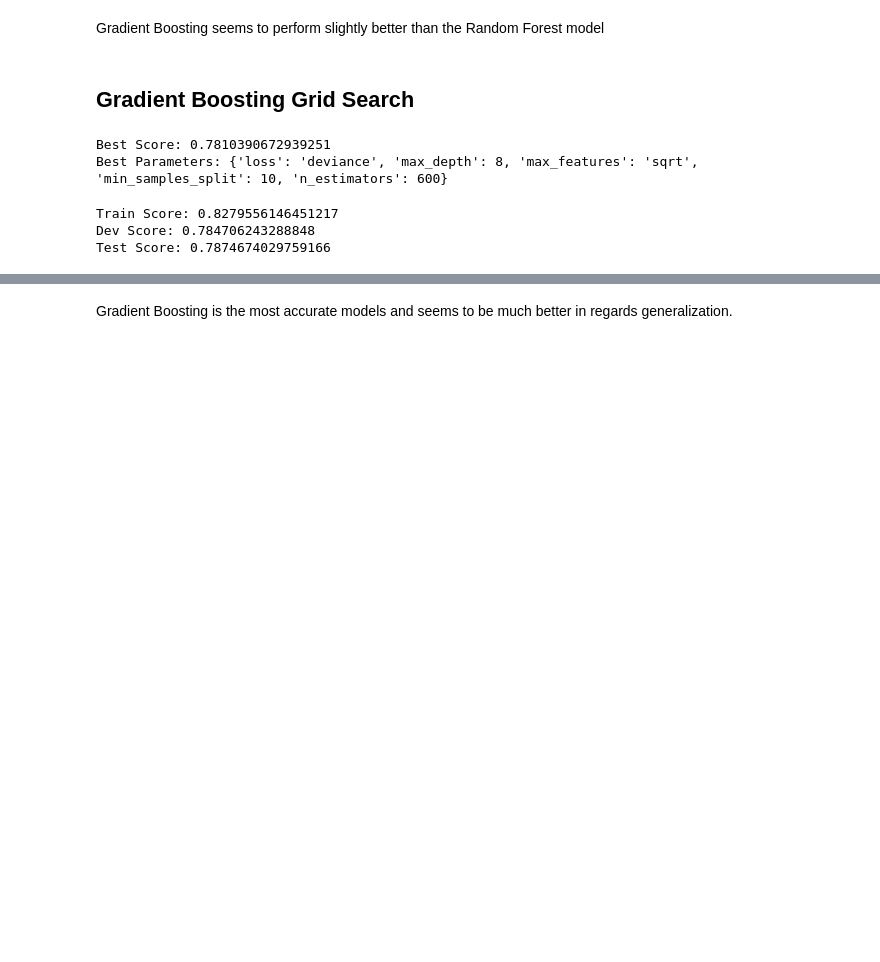
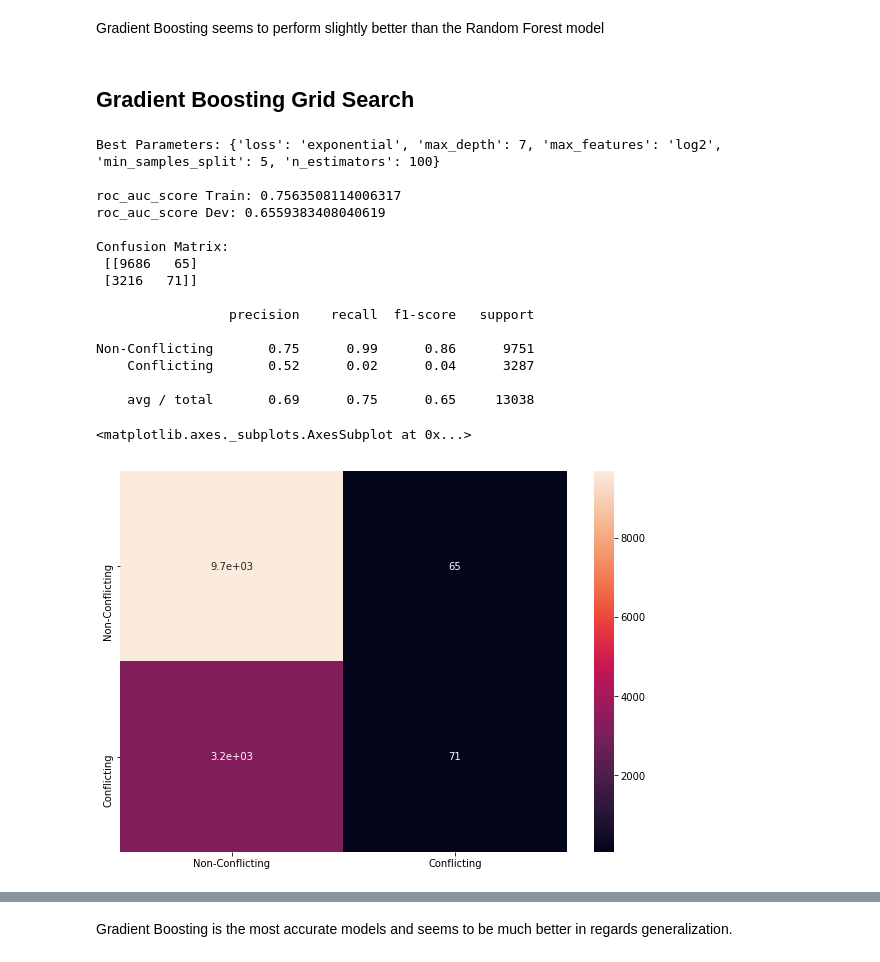
Before and after one commit to brendanmcgivern/data-science, a Jupyter notebook: ml_capstone/ml_capstone_final.ipynb, the cells around one changed output, grey strips where cells are left out. Saved outputs shown, nothing was run; the diff lists cells and outputs as text; code cells hidden in the pictures; blank space fills up the shorter version.

```diff
--- a/ml_capstone/ml_capstone_final.ipynb
+++ b/ml_capstone/ml_capstone_final.ipynb
@@ -614,35 +660,60 @@ Gradient Boosting seems to perform slightly better than the Random Forest model
 # %% [markdown]
 ## Gradient Boosting Grid Search
 # %%
-parameters = {
-            'loss':['deviance', 'exponential'],
-            'min_samples_split':[2, 5, 10],
-            'max_depth':[5,6,7,8],
-            'max_features':['sqrt', 'log2'],
-            'n_estimators':[100,300,600]}
+parameters = {'loss':['deviance', 'exponential'],
+              'min_samples_split':[2, 5, 10],
+              'max_depth':[5,6,7,8],
+              'max_features':['sqrt', 'log2'],
+              'n_estimators':[100,300,600]}
 
 #fitting model and printing best parameters and score from model
-grid_gb = GridSearchCV(gb_clf, param_grid=parameters, n_jobs=2)
+grid_gb = GridSearchCV(gb_clf, param_grid=parameters, refit='recall_score', n_jobs=2)
 grid_gb.fit(X_train, y_train)
 
-print('Best Score:', grid_gb.best_score_)
-best_params_gb = grid_gb.best_params_
-print('Best Parameters:', best_params_gb)
+
+# Train
+gb_preds_train = grid_gb.predict_proba(X_train)
+gb_probs_train = gb_preds_train[:, 1]
+gb_roc_train = roc_auc_score(y_train, gb_probs_train)
+
+# Dev
+gb_preds_dev = grid_gb.predict_proba(X_dev)
+gb_probs_dev = gb_preds_dev[:, 1]
+gb_roc_dev = roc_auc_score(y_dev, gb_probs_dev)
+
+# Confusion matrix
+conf_matrix_gb_dev = confusion_matrix(y_dev, np.argmax(gb_preds_dev, axis=1))
+
+# Best parameters from the grid search
+best_params = grid_gb.best_params_
+print(f'Best Parameters: {best_params}\n')
+
+print(f'roc_auc_score Train: {gb_roc_train}')
+print(f'roc_auc_score Dev: {gb_roc_dev}\n')
+print(f'Confusion Matrix: \n {conf_matrix_gb_dev} \n')
+print(classification_report(y_dev, np.argmax(gb_preds_dev, axis=1), target_names=['Non-Conflicting', 'Conflicting']))
+
+# Classification report and heatmap
+df_cm = pd.DataFrame(conf_matrix_gb_dev, index = [i for i in ['Non-Conflicting', 'Conflicting']],
+                  columns = ['Non-Conflicting', 'Conflicting'])
+
+plt.figure(figsize = (10,7))
+sns.heatmap(df_cm, annot=True)
 # %% [output]
-Best Score: 0.7810390672939251
-Best Parameters: {'loss': 'deviance', 'max_depth': 8, 'max_features': 'sqrt', 'min_samples_split': 10, 'n_estimators': 600}
+Best Parameters: {'loss': 'exponential', 'max_depth': 7, 'max_features': 'log2', 'min_samples_split': 5, 'n_estimators': 100}
+
+roc_auc_score Train: 0.7563508114006317
+roc_auc_score Dev: 0.6559383408040619
+
+Confusion Matrix:
+ [[9686   65]
+ [3216   71]]
+
+                 precision    recall  f1-score   support
+
+Non-Conflicting       0.75      0.99      0.86      9751
+    Conflicting       0.52      0.02      0.04      3287
+
+    avg / total       0.69      0.75      0.65     13038
+<matplotlib.axes._subplots.AxesSubplot at 0x...>
+[figure, added]
-# %%
-# We'll make 500 iterations, use 2-deep trees, and set our loss function.
-params = {'loss': 'deviance', 'max_depth': 8, 'max_features': 'sqrt', 'min_samples_split': 10, 'n_estimators': 600}
-
-# Initialize and fit the model.
-gb_clf_2 = ensemble.GradientBoostingClassifier(**params)
-gb_clf_2.fit(X_train, y_train)
-
-print(f'Train Score: {gb_clf_2.score(X_train, y_train)}')
-print(f'Dev Score: {gb_clf_2.score(X_dev, y_dev)}')
-print(f'Test Score: {gb_clf_2.score(X_test, y_test)}')
-# %% [output]
-Train Score: 0.8279556146451217
-Dev Score: 0.784706243288848
-Test Score: 0.7874674029759166
```
Also changed, not shown: parts of 30 cells of this notebook.
